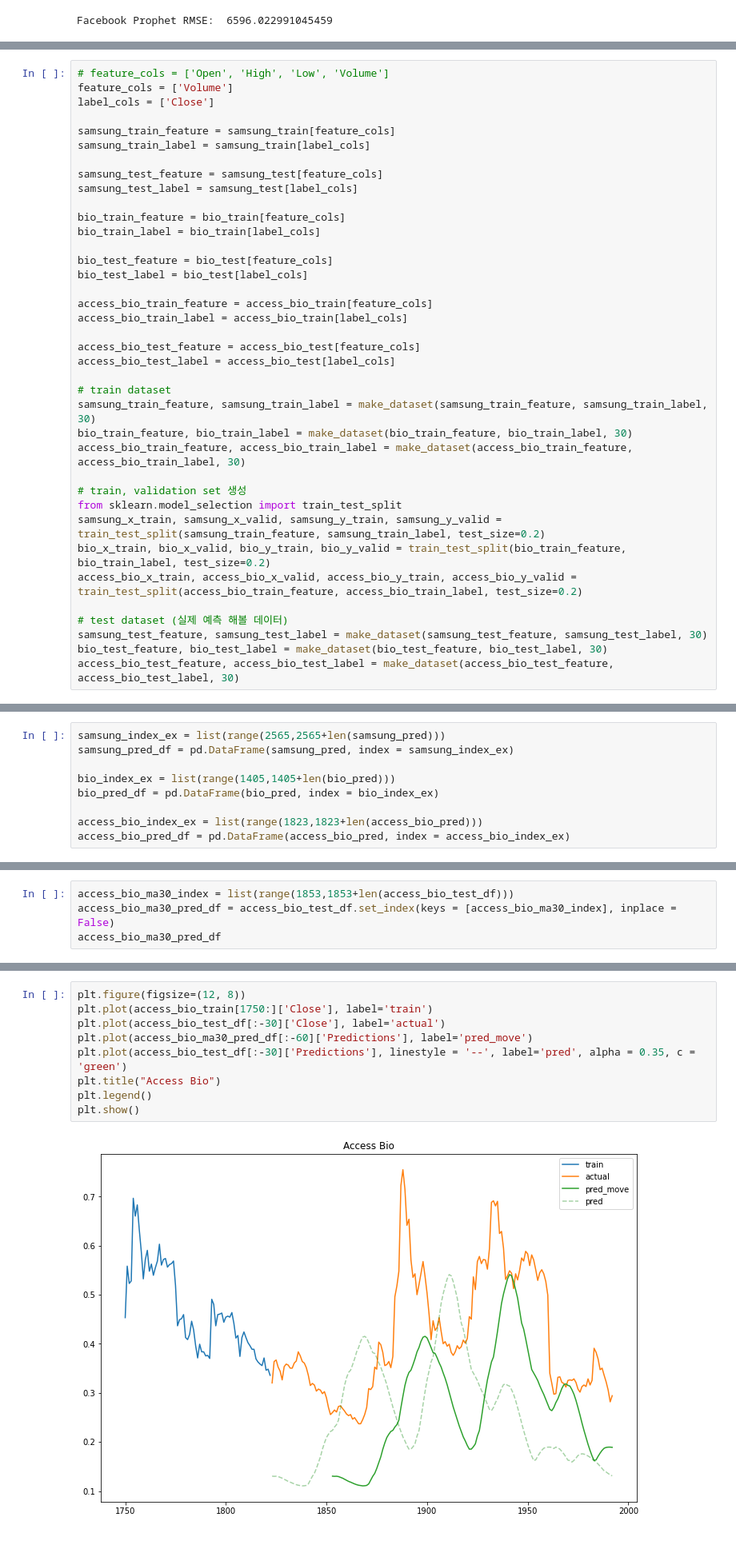
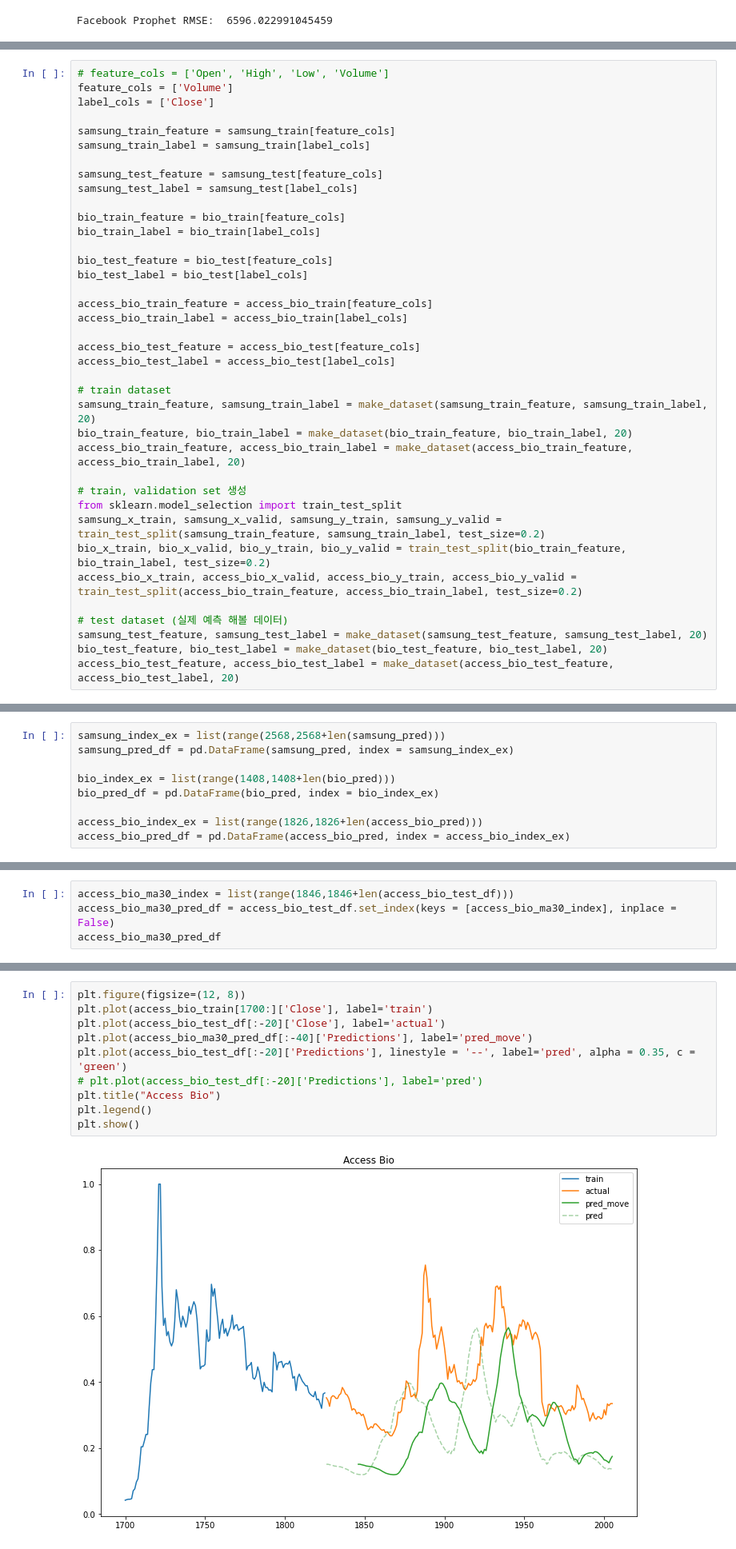
Before and after one commit to KimGriezmann/LSTM_price_prediction, a Jupyter notebook: price_predict.ipynb, the cells around one changed output, grey strips where cells are left out. Shown: that part at 80% size. Saved outputs shown, nothing was run; the diff lists cells and outputs as text.

```diff
--- a/price_predict.ipynb
+++ b/price_predict.ipynb
@@ -432,9 +432,9 @@ access_bio_test_feature = access_bio_test[feature_cols]
 access_bio_test_label = access_bio_test[label_cols]
 
 # train dataset
-samsung_train_feature, samsung_train_label = make_dataset(samsung_train_feature, samsung_train_label, 30)
-bio_train_feature, bio_train_label = make_dataset(bio_train_feature, bio_train_label, 30)
-access_bio_train_feature, access_bio_train_label = make_dataset(access_bio_train_feature, access_bio_train_label, 30)
+samsung_train_feature, samsung_train_label = make_dataset(samsung_train_feature, samsung_train_label, 20)
+bio_train_feature, bio_train_label = make_dataset(bio_train_feature, bio_train_label, 20)
+access_bio_train_feature, access_bio_train_label = make_dataset(access_bio_train_feature, access_bio_train_label, 20)
 
 # train, validation set 생성
 from sklearn.model_selection import train_test_split
@@ -443,9 +443,9 @@ bio_x_train, bio_x_valid, bio_y_train, bio_y_valid = train_test_split(bio_train_
 access_bio_x_train, access_bio_x_valid, access_bio_y_train, access_bio_y_valid = train_test_split(access_bio_train_feature, access_bio_train_label, test_size=0.2)
 
 # test dataset (실제 예측 해볼 데이터)
-samsung_test_feature, samsung_test_label = make_dataset(samsung_test_feature, samsung_test_label, 30)
-bio_test_feature, bio_test_label = make_dataset(bio_test_feature, bio_test_label, 30)
-access_bio_test_feature, access_bio_test_label = make_dataset(access_bio_test_feature, access_bio_test_label, 30)
+samsung_test_feature, samsung_test_label = make_dataset(samsung_test_feature, samsung_test_label, 20)
+bio_test_feature, bio_test_label = make_dataset(bio_test_feature, bio_test_label, 20)
+access_bio_test_feature, access_bio_test_label = make_dataset(access_bio_test_feature, access_bio_test_label, 20)
 # %%
 from keras.models import Sequential
 from keras.layers import Dense
@@ -478,9 +494,9 @@ access_bio_pred = model3.predict(access_bio_test_feature)
 # %%
-samsung_index_ex = list(range(2565,2565+len(samsung_pred)))
+samsung_index_ex = list(range(2568,2568+len(samsung_pred)))
 samsung_pred_df = pd.DataFrame(samsung_pred, index = samsung_index_ex)
 
-bio_index_ex = list(range(1405,1405+len(bio_pred)))
+bio_index_ex = list(range(1408,1408+len(bio_pred)))
 bio_pred_df = pd.DataFrame(bio_pred, index = bio_index_ex)
 
-access_bio_index_ex = list(range(1823,1823+len(access_bio_pred)))
+access_bio_index_ex = list(range(1826,1826+len(access_bio_pred)))
 access_bio_pred_df = pd.DataFrame(access_bio_pred, index = access_bio_index_ex)
@@ -602,5 +620,5 @@ plt.show()
 # %%
-access_bio_ma30_index = list(range(1853,1853+len(access_bio_test_df)))
+access_bio_ma30_index = list(range(1846,1846+len(access_bio_test_df)))
 access_bio_ma30_pred_df = access_bio_test_df.set_index(keys = [access_bio_ma30_index], inplace = False)
 access_bio_ma30_pred_df
 # %% [output]
@@ -619,12 +637,13 @@ access_bio_ma30_pred_df
 200 rows × 6 columns
 # %%
 plt.figure(figsize=(12, 8))
-plt.plot(access_bio_train[1750:]['Close'], label='train')
-plt.plot(access_bio_test_df[:-30]['Close'], label='actual')
-plt.plot(access_bio_ma30_pred_df[:-60]['Predictions'], label='pred_move')
-plt.plot(access_bio_test_df[:-30]['Predictions'], linestyle = '--', label='pred', alpha = 0.35, c = 'green')
+plt.plot(access_bio_train[1700:]['Close'], label='train')
+plt.plot(access_bio_test_df[:-20]['Close'], label='actual')
+plt.plot(access_bio_ma30_pred_df[:-40]['Predictions'], label='pred_move')
+plt.plot(access_bio_test_df[:-20]['Predictions'], linestyle = '--', label='pred', alpha = 0.35, c = 'green')
+# plt.plot(access_bio_test_df[:-20]['Predictions'], label='pred')
 plt.title("Access Bio")
 plt.legend()
 plt.show()
 # %% [output]
-[figure, old version]
+[figure, new version]
```
Also changed, not shown: parts of 17 cells of this notebook.
